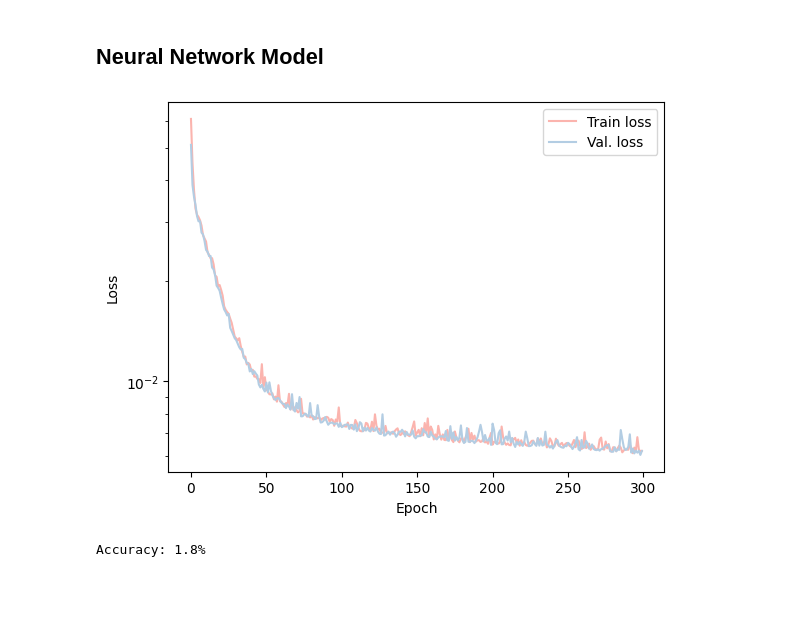
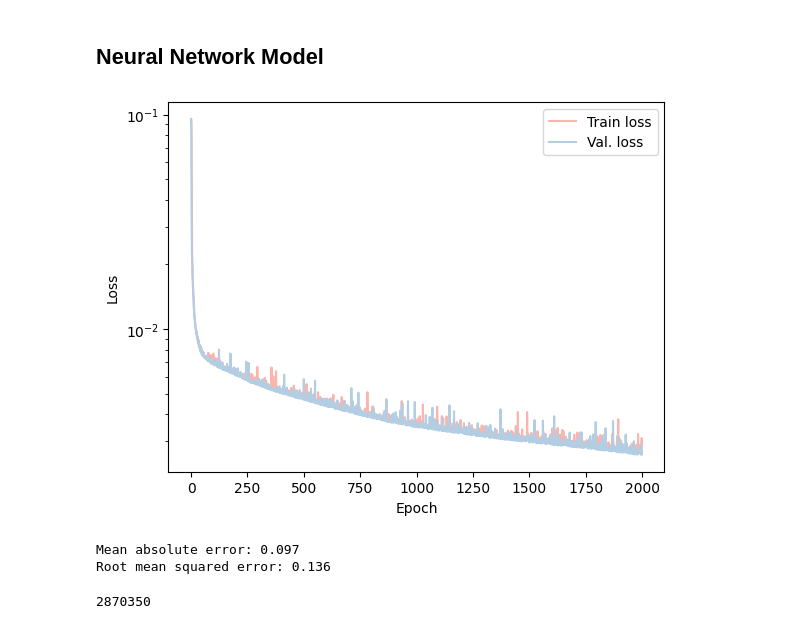
Before and after one commit to atticusjohnston/house-price-prediction, a Jupyter notebook: main.ipynb, the cells around one changed output. Saved outputs shown, nothing was run; the diff lists cells and outputs as text; code cells hidden in the pictures; blank space fills up the shorter version.

Commit message:
MAE, RMSE as performance metrics. Formula to convert scaled price to dollars.

```diff
--- a/main.ipynb
+++ b/main.ipynb
@@ -172,7 +177,7 @@ train_dataset = HousePriceDataset(features[train_indices], targets[train_indices
 val_dataset = HousePriceDataset(features[val_indices], targets[val_indices])
 test_dataset = HousePriceDataset(features[test_indices], targets[test_indices])
 
-batch_size = 24
+batch_size = 10
 
 train_loader = DataLoader(dataset=train_dataset, batch_size=batch_size, shuffle=True)
 val_loader = DataLoader(dataset=val_dataset, batch_size=batch_size, shuffle=False)
@@ -264,18 +273,19 @@ def test(model, device, test_loader):
 # %%
 model = PredModel(hidden_size=50)
 criterion = nn.MSELoss()
 optimiser = torch.optim.Adam(model.parameters(), lr=1e-4)
 
 device = torch.device("cpu")
 # device = torch.device("mps" if torch.backends.mps.is_built() else "cpu")
 
-nepoch = 300
+nepoch = 2000
+train(model, device, train_loader, optimiser, nepoch)
+# %% [output]
+[figure, added]
-# %%
-train(model, device, train_loader, optimiser, nepoch)
-# %% [output]
-[figure, removed]
 # %%
-acc = test(model, device, test_loader)
-print(f"Accuracy: {acc}%")
+mae, rmse = test(model, device, test_loader)
+print(f"Mean absolute error: {mae}")
+print(f"Root mean squared error: {rmse}")
 # %% [output]
-Accuracy: 1.8%
+Mean absolute error: 0.097
+Root mean squared error: 0.136
@@ -281,0 +296,4 @@ Accuracy: 1.8%
+# %%
+print(convertScaled(mae))
+# %% [output]
+2870350
```
Also changed, not shown: parts of 3 cells of this notebook.
